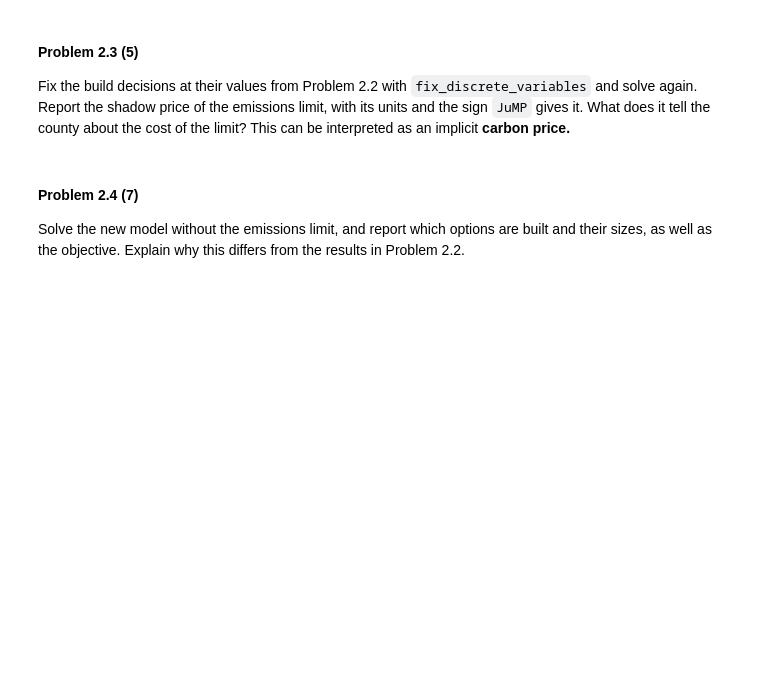
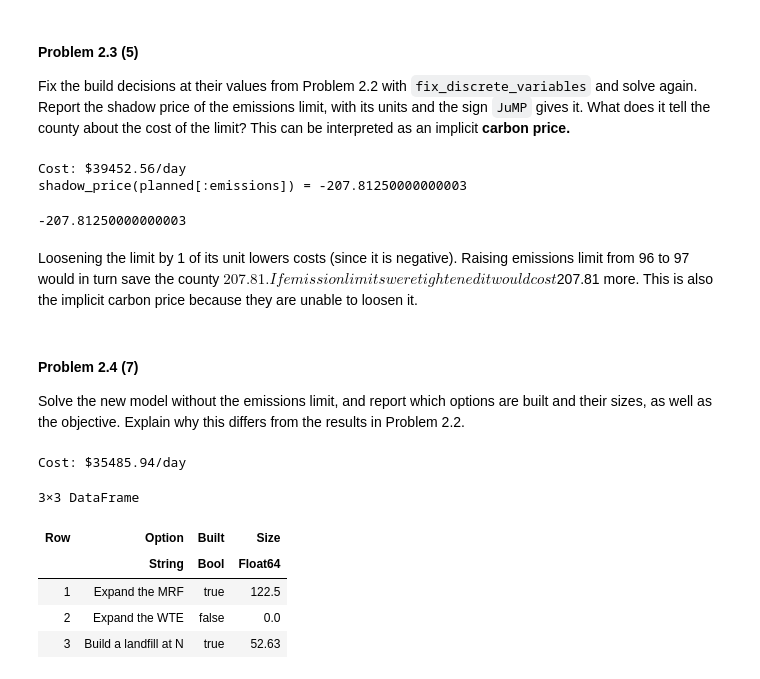
Before and after one commit to ant-san05/hw08, a Jupyter notebook: hw08.ipynb, the cells around one changed output. Saved outputs shown, nothing was run; the diff lists cells and outputs as text; code cells hidden in the pictures; blank space fills up the shorter version.

```diff
--- a/hw08.ipynb
+++ b/hw08.ipynb
@@ -459,9 +459,40 @@ Fix the build decisions at their values from Problem 2.2 with
 emissions limit, with its units and the sign `JuMP` gives it. What does
 it tell the county about the cost of the limit? This can be interpreted
 as an implicit **carbon price.**
+# %%
+planned = expansion_model()
+optimize!(planned)                         # the MILP: no shadow prices yet
+fix_discrete_variables(planned)            # fix each X_k at its optimal 0 or 1
+optimize!(planned)                         # an LP with the same solution
+println("Cost: \$", round(objective_value(planned), digits=2), "/day")
+@show shadow_price(planned[:emissions])
+# %% [output]
+Cost: $39452.56/day
+shadow_price(planned[:emissions]) = -207.81250000000003
+-207.81250000000003
+# %% [markdown]
+Loosening the limit by 1 of its unit lowers costs (since it is negative). Raising emissions limit from 96 to 97 would in turn save the county $207.81. If emission limits were tightened it would cost $207.81 more. This is also the implicit carbon price because they are unable to loosen it.
 # %% [markdown]
 #### Problem 2.4 (7)
 
 Solve the new model without the emissions limit, and report which
 options are built and their sizes, as well as the objective. Explain why
 this differs from the results in Problem 2.2.
+# %%
+unlimited = expansion_model(with_emissions=false)
+optimize!(unlimited)
+println("Cost: \$", round(objective_value(unlimited), digits=2), "/day")
+
+options_unlimited = DataFrame(
+    Option = ["Expand the MRF", "Expand the WTE", "Build a landfill at N"],
+    Built = round.(Int, value.(unlimited[:X])) .== 1,
+    Size = round.(value.(unlimited[:K]), digits=2),
+)
+# %% [output]
+Cost: $35485.94/day
+3×3 DataFrame
+| Row | Option | Built | Size |
+|  | String | Bool | Float64 |
+| 1 | Expand the MRF | true | 122.5 |
+| 2 | Expand the WTE | false | 0.0 |
+| 3 | Build a landfill at N | true | 52.63 |
```
